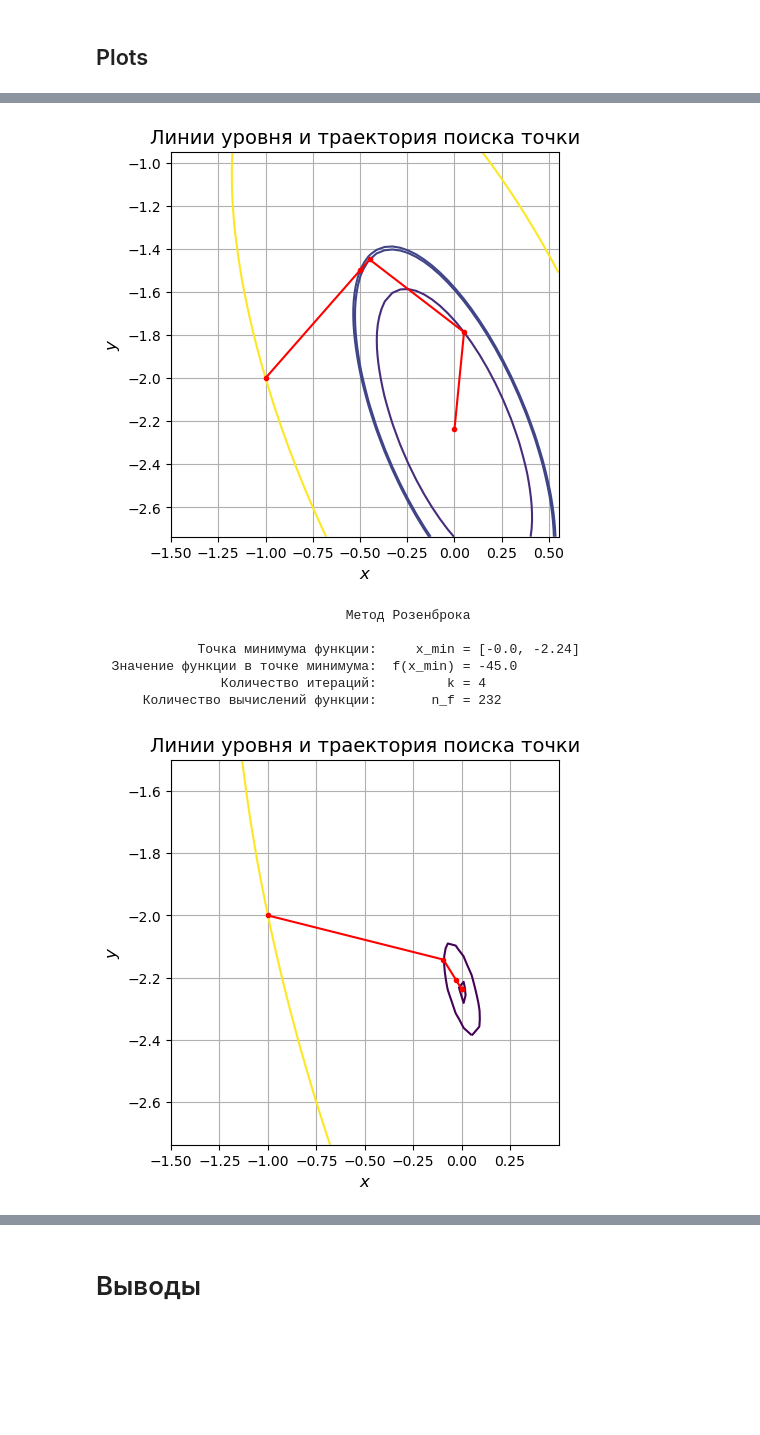
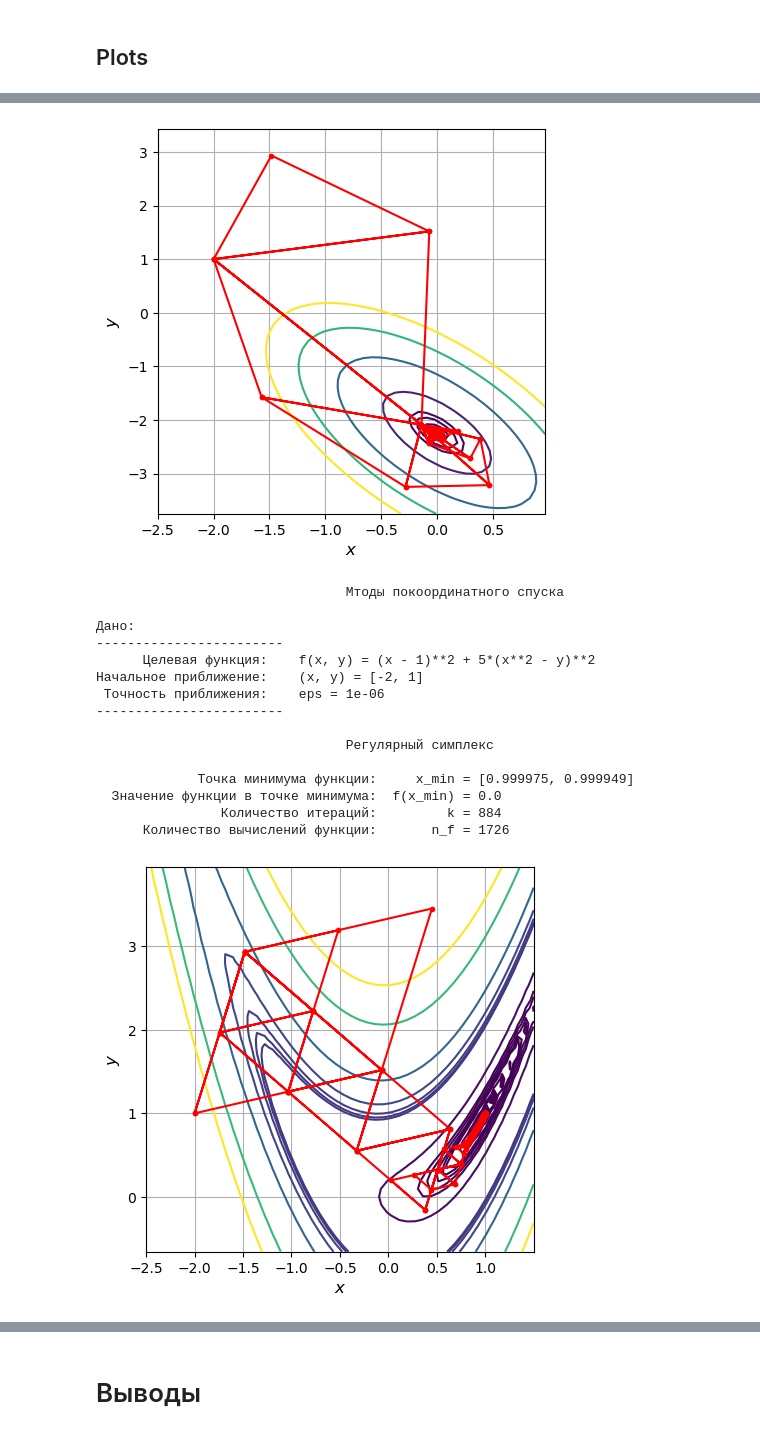
Before and after one commit to sanonesan/optimization_methods_labs, a Jupyter notebook: lab7/lab7.ipynb, the cells around one changed output, grey strips where cells are left out. Cells and saved outputs as stored; diff of their text form; code cells hidden in the pictures; blank space fills up the shorter version.

```diff
--- a/lab7/lab7.ipynb
+++ b/lab7/lab7.ipynb
@@ -64,7 +64,7 @@ def draw_counterplot(x_min, xk, flag, foo):
     # подписи к осям
     ax.set_xlabel('$x$', fontsize = 12)
     ax.set_ylabel('$y$', fontsize = 12)
-    ax.set_title('Линии уровня и траектория поиска точки' , fontdict = {'fontsize' : 14})
+    #ax.set_title('Линии уровня и траектория поиска точки' , fontdict = {'fontsize' : 14})
 
     # создадим сетку
     ax.grid(linestyle = '-')
@@ -94,7 +94,7 @@ def draw_plot(xk, foo, levels_mas):
     # подписи к осям
     ax.set_xlabel('$x$', fontsize = 12)
     ax.set_ylabel('$y$', fontsize = 12)
-    ax.set_title('Линии уровня и траектория поиска точки' , fontdict = {'fontsize' : 14})
+    #ax.set_title('Линии уровня и траектория поиска точки' , fontdict = {'fontsize' : 14})
 
     # создадим сетку
     ax.grid(linestyle = '-')
@@ -131,7 +131,7 @@ def draw_counterplot1(x_min, xk, A, flag, foo):
     # подписи к осям
     ax.set_xlabel('$x$', fontsize = 12)
     ax.set_ylabel('$y$', fontsize = 12)
-    ax.set_title('Линии уровня и траектория поиска точки' , fontdict = {'fontsize' : 14})
+    #ax.set_title('Линии уровня и траектория поиска точки' , fontdict = {'fontsize' : 14})
 
     # создадим сетку
     ax.grid(linestyle = '-')
@@ -444,7 +444,7 @@ def lab7_methods(foo, eps = e, x = np.array(x0), flag: int = 0, flag1: int = 0,
 
         n_d += 1
 
-        if flag == 1:
+        if flag == 0:
 
             x_temp = x_simplex[2] + 2 * (x_simplex[0] - x_simplex[2]) + (x_simplex[1] - x_simplex[0])
 
@@ -524,7 +524,7 @@ def lab7_methods(foo, eps = e, x = np.array(x0), flag: int = 0, flag1: int = 0,
 
 
 
-        elif flag == 2:
+        elif flag == 1:
 
             x_c = np.zeros(2)
             for i in x_simplex:
@@ -692,23 +692,23 @@ def print_res(foo, x0 = x0, e_help = 2, flag = 0, flag1 = 0):
     print(" Точность приближения:    eps =", eps)
     print("-" * 24)
 
-    for i in range (3):
+    for i in range (2):
         #temp = []
         #print("\n" + "_" * 80)
 
         if i == 0:
-            method_name = "Метод покоординатного спуска"
+            method_name = "Регулярный симплекс"
             print("\n", ' ' * 30, f"{method_name} \n")
         elif i == 1:
-            method_name = "Метод Хука-Дживса"
+            method_name = "Нерегулярный симплекс"
             print("\n", ' ' * 30, f"{method_name} \n")
-        elif i == 2:
-            method_name = "Метод Розенброка"
-            print("\n", ' ' * 30, f"{method_name} \n")
+        # elif i == 2:
+        #     method_name = "Метод Розенброка"
+        #     print("\n", ' ' * 30, f"{method_name} \n")
 
 
         #x_min, xk, w_norm, n_f, n_g , n_d = straight_optimization(foo, eps, x0, i, flag1)
-        x_min, xk, n_f, n_d = lab7_methods(foo, eps, x0, i)
+        x_min, xk, n_f, n_d, levels_mass = lab7_methods(foo, eps, x0, i)
 
         print("             Точка минимума функции:     x_min =", [round(x_min[0], e_help), round(x_min[1], e_help)])
         print("  Значение функции в точке минимума:  f(x_min) =", round(foo(x_min[0], x_min[1]), e_help))
@@ -716,7 +716,8 @@ def print_res(foo, x0 = x0, e_help = 2, flag = 0, flag1 = 0):
         print("      Количество вычислений функции:       n_f =", n_f)
         #print("  Количество вычисленных градиентов:       n_g =", n_g)
         #print("Количество вычисленных матриц Гессе:    n_hess =", n_hess)
-        draw_counterplot(x_min, xk,  i, foo)
+        draw_plot(xk, foo, levels_mass)
+
 
 
         #print(xk)
@@ -941,23 +973,23 @@ df4.style.set_caption('Результаты вычислений функции
 # %% [markdown]
 <H2> Plots </H2>
 # %%
-e_help = 2
+e_help = 6
 eps = 10**(-e_help)
 
-x0 = [-1, -2]
+x0 = [-2, 1]
 #foo = lambda x, y: alpha * (x**2 - y)**2 + (x - 1)**2
 foo = lambda x, y: 5*x**2 + 4* x * y + 2 * y**2 + 4 * math.sqrt(5) * (x +  y) -35
-print_res(foo, x0, 2, 0)
+print_res(foo, x0, 6, 0)
 
 alpha = 5
 foo = lambda x, y: alpha * (x**2 - y)**2 + (x - 1)**2
 #foo = lambda x, y: 6*x**2 - 4* x * y + 3 * y**2 + 4 * math.sqrt(5) * (x +  2*y) +22
-print_res(foo, x0, 2, 1, 1)
+print_res(foo, x0, 6, 1)
 
-# alpha = 20
+alpha = 50
 
-# foo = lambda x, y: alpha * (x**2 - y)**2 + (x - 1)**2
-# print_res(foo, x0, 6, 1, 1)
+foo = lambda x, y: alpha * (x**2 - y)**2 + (x - 1)**2
+print_res(foo, x0, 6, 1)
 
 #foo = lambda x, y: 6*x**2 - 4* x * y + 3 * y**2 + 4 * math.sqrt(5) * (x +  2*y) +22
 
@@ -988,8 +1020,17 @@ print_res(foo, x0, 2, 1, 1)
-[figure, old version]
+[figure, new version]
-                                Метод Розенброка
+                                Мтоды покоординатного спуска
 
-             Точка минимума функции:     x_min = [-0.0, -2.24]
-  Значение функции в точке минимума:  f(x_min) = -45.0
-                Количество итераций:         k = 4
-      Количество вычислений функции:       n_f = 232
+Дано:
+------------------------
+      Целевая функция:    f(x, y) = (x - 1)**2 + 5*(x**2 - y)**2
+Начальное приближение:    (x, y) = [-2, 1]
+ Точность приближения:    eps = 1e-06
+------------------------
+
+                                Регулярный симплекс
+
+             Точка минимума функции:     x_min = [0.999975, 0.999949]
+  Значение функции в точке минимума:  f(x_min) = 0.0
+                Количество итераций:         k = 884
+      Количество вычислений функции:       n_f = 1726
-[figure, old version]
+[figure, new version]
```
Also changed, not shown: parts of 9 cells of this notebook, 17 other files.
